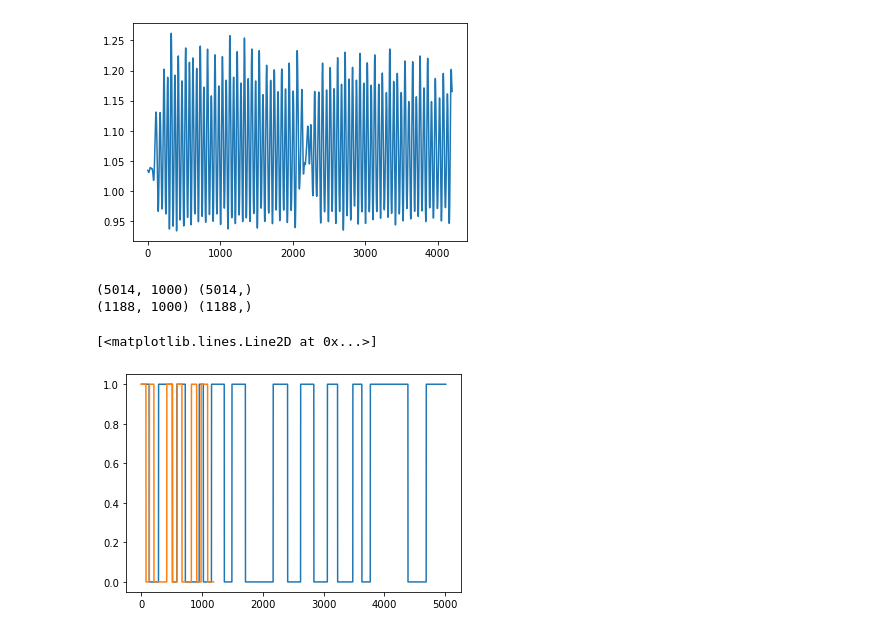
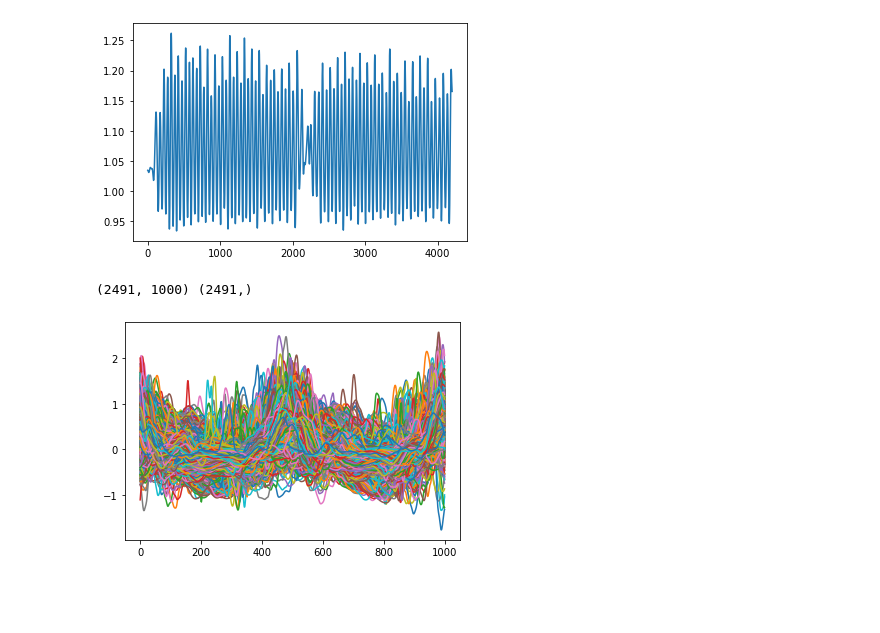
Before and after one commit to RGu0/labWalk, a Jupyter notebook: labWalkAnalysis.ipynb, the cells around one changed output. Cells and saved outputs as stored; diff of their text form; code cells hidden in the pictures; blank space fills up the shorter version.

Commit message:
Use two steps data

```diff
--- a/labWalkAnalysis.ipynb
+++ b/labWalkAnalysis.ipynb
@@ -69,81 +69,39 @@ for one in alldata:
     filterdData = gaussian_filter(scaledData, sigma = 20)
 
     index = 0
     #plt.figure()
     for i in range(SkipedCycles):
         while index + 1 < len(one):
             index = index + 1
             if filterdData[index] > max(filterdData[index-1], filterdData[index+1]):
                 break;
     index = index + 1;
     while index + 1 < len(one):
         startIndex = index
         #print(startIndex)
         while index + 1 < len(one) and filterdData[index] < max(filterdData[index-1], filterdData[index+1]):
             index = index + 1
         index = index + 1
         endIndex = index
+
+        while index + 1 < len(one) and filterdData[index] < max(filterdData[index-1], filterdData[index+1]):
+            index = index + 1
+        index = index + 1
+        endIndex = index
         #print(endIndex)
 
         if endIndex < len(one) - 1:
             usedData = scaledData[startIndex: endIndex]
             f = interp1d(range(len(usedData)), usedData, kind='cubic')
             x = np.linspace(0, len(usedData)-1, num=NumOfSamples, endpoint=False)
             processedData = f(x)
             #plt.plot(processedData)
             X_t.append(processedData)
             y_t.append(y_train[numItems])
 
 print(np.shape(X_t), np.shape(y_t))
-plt.plot(y_t)
-
-
-SkipedCycles = 3
-NumOfCycles = 40
-NumOfSamples = 1000
-
-X_ts = []
-y_ts = []
-
-alldata = X_test
-numItems = -1
-for one in alldata:
-    numItems = numItems + 1;
-    pdata = one - 1
-    scaler = np.sort(pdata)[int(len(pdata)*0.98)]
-    scaledData = pdata / scaler
-    filterdData = gaussian_filter(scaledData, sigma = 20)
-
-    index = 0
-    #plt.figure()
-    for i in range(SkipedCycles):
-        while index + 1 < len(one):
-            index = index + 1
-            if filterdData[index] > max(filterdData[index-1], filterdData[index+1]):
-                break;
-    index = index + 1;
-    while index + 1 < len(one):
-        startIndex = index
-        #print(startIndex)
-        while index + 1 < len(one) and filterdData[index] < max(filterdData[index-1], filterdData[index+1]):
-            index = index + 1
-        index = index + 1
-        endIndex = index
-        #print(endIndex)
-
-        if endIndex < len(one) - 1:
-            usedData = scaledData[startIndex: endIndex]
-            f = interp1d(range(len(usedData)), usedData, kind='cubic')
-            x = np.linspace(0, len(usedData)-1, num=NumOfSamples, endpoint=False)
-            processedData = f(x)
-            #plt.plot(processedData)
-            X_ts.append(processedData)
-            y_ts.append(y_test[numItems])
-
-print(np.shape(X_ts), np.shape(y_ts))
-plt.plot(y_ts)
+plt.plot(np.array(X_t).T)
+plt.show()
 # %% [output]
-(5014, 1000) (5014,)
-(1188, 1000) (1188,)
+(2491, 1000) (2491,)
-[<matplotlib.lines.Line2D at 0x...>]
-[figure, old version]
+[figure, new version]
```
Also changed, not shown: parts of 9 cells of this notebook, 3 other files.
